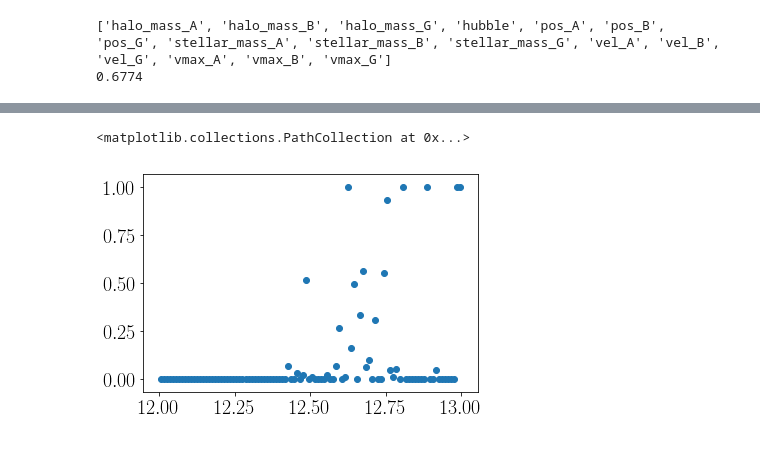
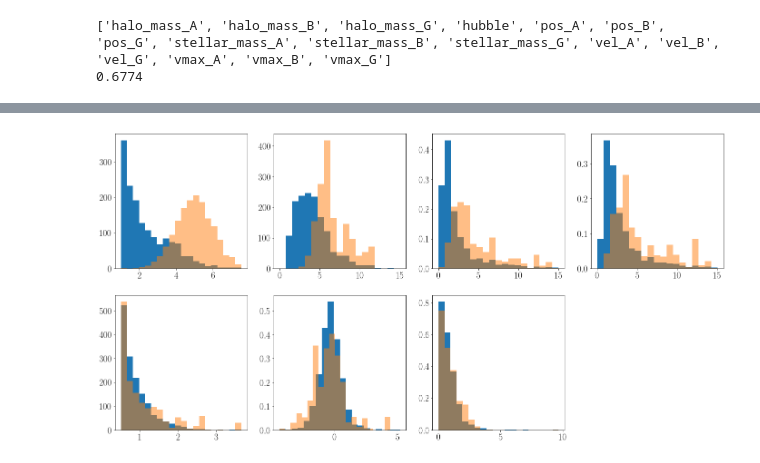
Before and after one commit to forero/IllustrisTNGPairs, a Jupyter notebook: code/explore_pairs_TNG.ipynb, the cells around one changed output, grey strips where cells are left out. Cells and saved outputs as stored; diff of their text form; code cells hidden in the pictures.

```diff
--- a/code/explore_pairs_TNG.ipynb
+++ b/code/explore_pairs_TNG.ipynb
@@ -122,7 +122,7 @@ def logproba(x, mean_x=6.08E10, sigma_x=1.14E10):
     d = np.exp(-0.5 * (d))
     return d
 
-def integrated_normal_inv(min_x, max_x, n_points, mean_x=6.08E10, sigma_x=1.14E10):
+def integrated_normal_inv(min_x, max_x, n_points, mean_x=5.0E10, sigma_x=1.0E10):
     c = 1/(2.0 * sigma_x ** 2)
 
     q = (min_x-mean_x)
@@ -143,7 +143,7 @@ def integrated_normal_inv(min_x, max_x, n_points, mean_x=6.08E10, sigma_x=1.14E1
 #plt.scatter(x, y)
 #print(y)
 
-def bootstrap(data):
+def bootstrap(data, plot=True):
     stellar_mass = data['stellar_mass_A']
     n_points = len(stellar_mass)
     ids = np.ones(n_points, dtype=int)
@@ -152,7 +152,8 @@ def bootstrap(data):
     for i in range(n_points):
         d = np.abs(stellar_mass-mass_grid[i])
         ids[i] = np.argmin(d)
-    plt.hist(stellar_mass[ids], bins=20)
-    plt.hist(mass_grid, bins=20, alpha=0.5)
-
-    plot_corner_full(data, id_list=ids, cut_name='star_mass_A')
+    if plot:
+        plt.hist(stellar_mass[ids], bins=20)
+        plt.hist(mass_grid, bins=20, alpha=0.5)
+        plot_corner_full(data, id_list=ids, cut_name='star_mass_A')
+    return ids
@@ -209,13 +160,34 @@ _ = plt.hist(np.log10(pair_data['pos_AB']), weights=pesos, density=True, alpha=0
-# %%
-n_bins = 100
-halo_mass_bins = np.linspace(12.0, 13.0, n_bins+1)
-halo_mass_center = 0.5 * (halo_mass_bins[1:] + halo_mass_bins[:-1])
-proba = np.ones(n_bins)
-for i in range(n_bins):
-    ii = (np.log10(pair_data['halo_mass_A'])>halo_mass_bins[i]) & (np.log10(pair_data['halo_mass_A'])<halo_mass_bins[i+1])
-    proba[i] = np.sum(pesos[ii])
-plt.scatter(halo_mass_center, np.exp(proba))
-#np.log10(pair_data['halo_mass_B']), pesos)
-# %% [output]
-<matplotlib.collections.PathCollection at 0x...>
-[figure, removed]
+# %%
+new_ids = bootstrap(pair_data, plot=False)
+# %%
+plt.figure(figsize=(24,12))
+plt.subplot(2,4,1)
+_ = plt.hist((pair_data['stellar_mass_A']/1E10), bins=20)
+_ = plt.hist((pair_data['stellar_mass_A'][new_ids]/1E10), alpha=0.5, bins=20)
+
+plt.subplot(2,4,2)
+_ = plt.hist((pair_data['stellar_mass_B']/1E10), bins=np.linspace(0,15,20))
+_ = plt.hist((pair_data['stellar_mass_B'][new_ids]/1E10), alpha=0.5,bins=np.linspace(0,15,20))
+
+plt.subplot(2,4,3)
+_ = plt.hist((pair_data['halo_mass_A']/1E12), bins=np.linspace(0,15,20), density=True)
+_ = plt.hist((pair_data['halo_mass_A'][new_ids]/1E12), alpha=0.5, bins=np.linspace(0,15,20), density=True)
+
+plt.subplot(2,4,4)
+_ = plt.hist((pair_data['halo_mass_B']/1E12), bins=np.linspace(0,15,20), density=True)
+_ = plt.hist((pair_data['halo_mass_B'][new_ids]/1E12), alpha=0.5, bins=np.linspace(0,15,20), density=True)
+
+plt.subplot(2,4,5)
+_ = plt.hist((pair_data['pos_AB']/1000), bins=20)
+_ = plt.hist((pair_data['pos_AB'][new_ids]/1000), alpha=0.5, bins=20)
+
+plt.subplot(2,4,6)
+_ = plt.hist((pair_data['vel_AB_rad']/100), bins=20, density=True)
+_ = plt.hist((pair_data['vel_AB_rad'][new_ids]/100), alpha=0.5, bins=20, density=True)
+
+
+plt.subplot(2,4,7)
+_ = plt.hist((pair_data['vel_AB_tan']/100), bins=20, density=True)
+_ = plt.hist((pair_data['vel_AB_tan'][new_ids]/100), alpha=0.5, bins=20, density=True)
+# %% [output]
+[figure, added]
```
Also changed, not shown: parts of 18 cells of this notebook, 1 other file.
